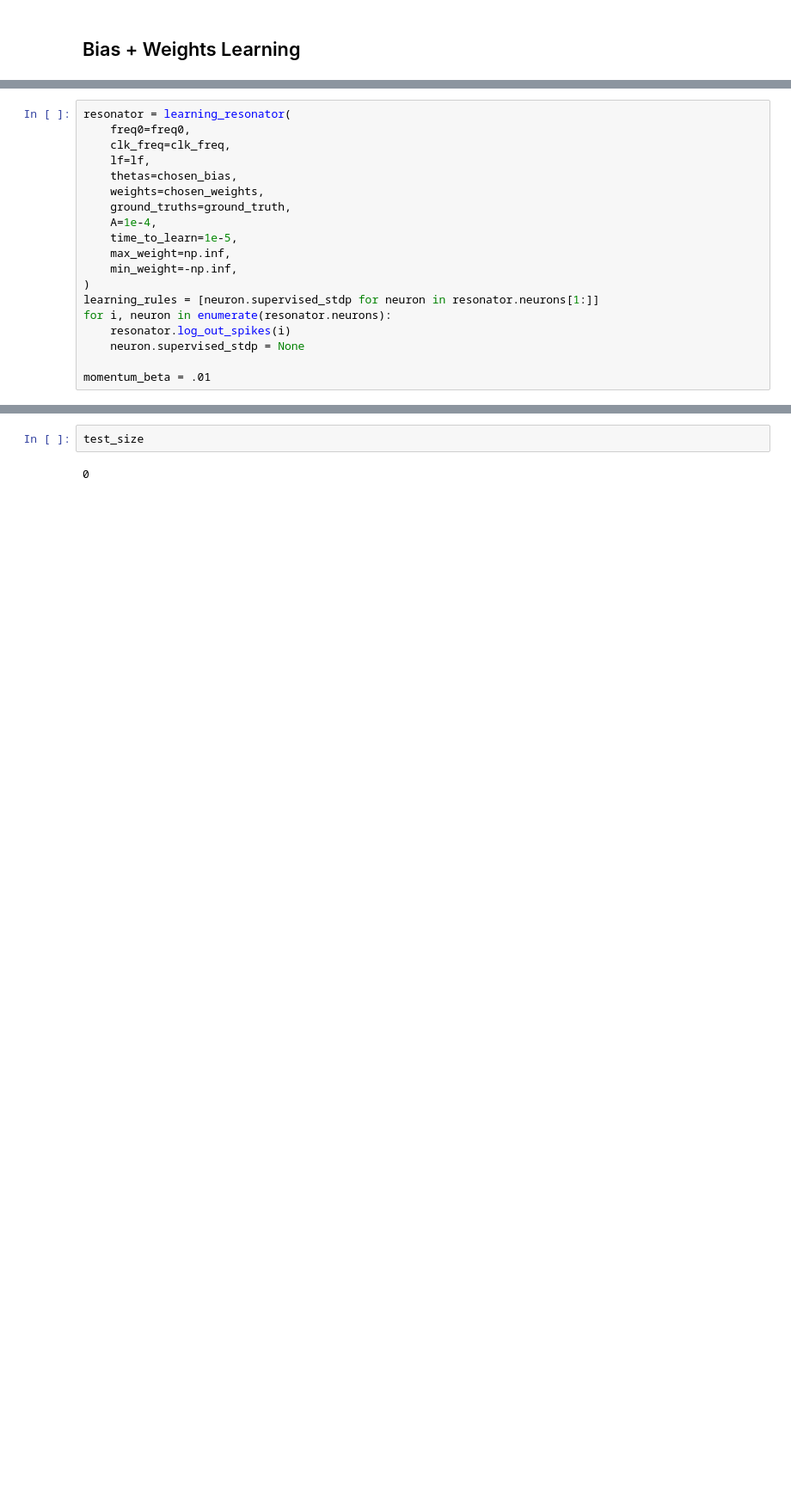
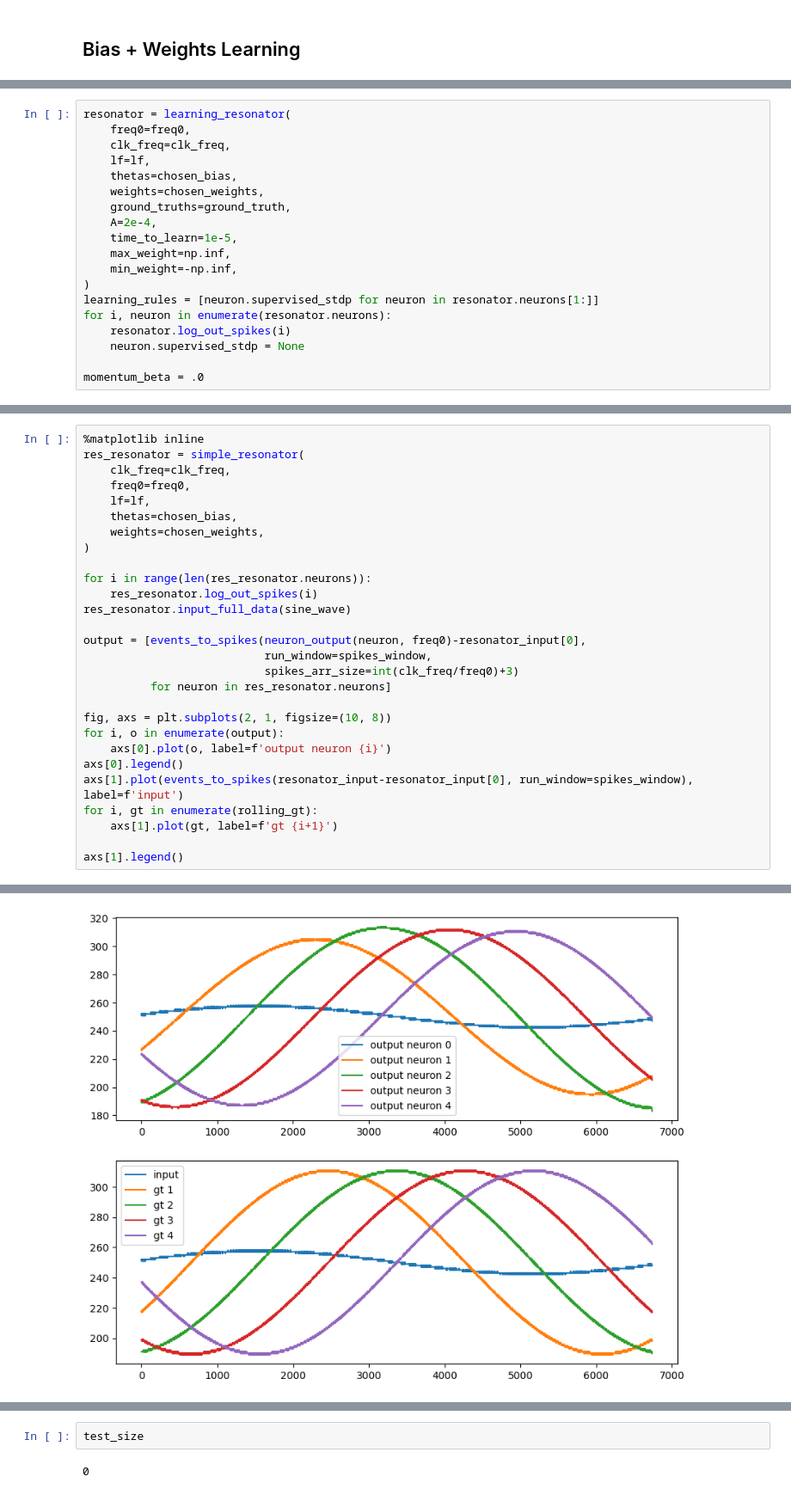
Before and after one commit to yakir4123/SNN-SCTN, a Jupyter notebook: notebooks/supervised_stdp_resonator.ipynb, the cells around one changed output, grey strips where cells are left out. Shown: that part at 86% size. Saved outputs shown, nothing was run; the diff lists cells and outputs as text; blank space fills up the shorter version.

```diff
--- a/notebooks/supervised_stdp_resonator.ipynb
+++ b/notebooks/supervised_stdp_resonator.ipynb
@@ -219,7 +238,7 @@ resonator = learning_resonator(
     thetas=chosen_bias,
     weights=chosen_weights,
     ground_truths=ground_truth,
-    A=1e-4,
+    A=2e-4,
     time_to_learn=1e-5,
     max_weight=np.inf,
     min_weight=-np.inf,
@@ -229,7 +248,7 @@ for i, neuron in enumerate(resonator.neurons):
     resonator.log_out_spikes(i)
     neuron.supervised_stdp = None
 
-momentum_beta = .01
+momentum_beta = .0
 # %%
 %matplotlib notebook
 from tqdm import tqdm
@@ -439,0 +569,29 @@ ValueError: zero-size array to reduction operation minimum which has no identity
+# %%
+%matplotlib inline
+res_resonator = simple_resonator(
+    clk_freq=clk_freq,
+    freq0=freq0,
+    lf=lf,
+    thetas=chosen_bias,
+    weights=chosen_weights,
+)
+
+for i in range(len(res_resonator.neurons)):
+    res_resonator.log_out_spikes(i)
+res_resonator.input_full_data(sine_wave)
+
+output = [events_to_spikes(neuron_output(neuron, freq0)-resonator_input[0],
+                           run_window=spikes_window,
+                           spikes_arr_size=int(clk_freq/freq0)+3)
+          for neuron in res_resonator.neurons]
+
+fig, axs = plt.subplots(2, 1, figsize=(10, 8))
+for i, o in enumerate(output):
+    axs[0].plot(o, label=f'output neuron {i}')
+axs[0].legend()
+axs[1].plot(events_to_spikes(resonator_input-resonator_input[0], run_window=spikes_window), label=f'input')
+for i, gt in enumerate(rolling_gt):
+    axs[1].plot(gt, label=f'gt {i+1}')
+
+axs[1].legend()
+# %% [output]
@@ -439,0 +599 @@ ValueError: zero-size array to reduction operation minimum which has no identity
+[figure, added]
```
Also changed, not shown: parts of 16 cells of this notebook, 3 other files.
